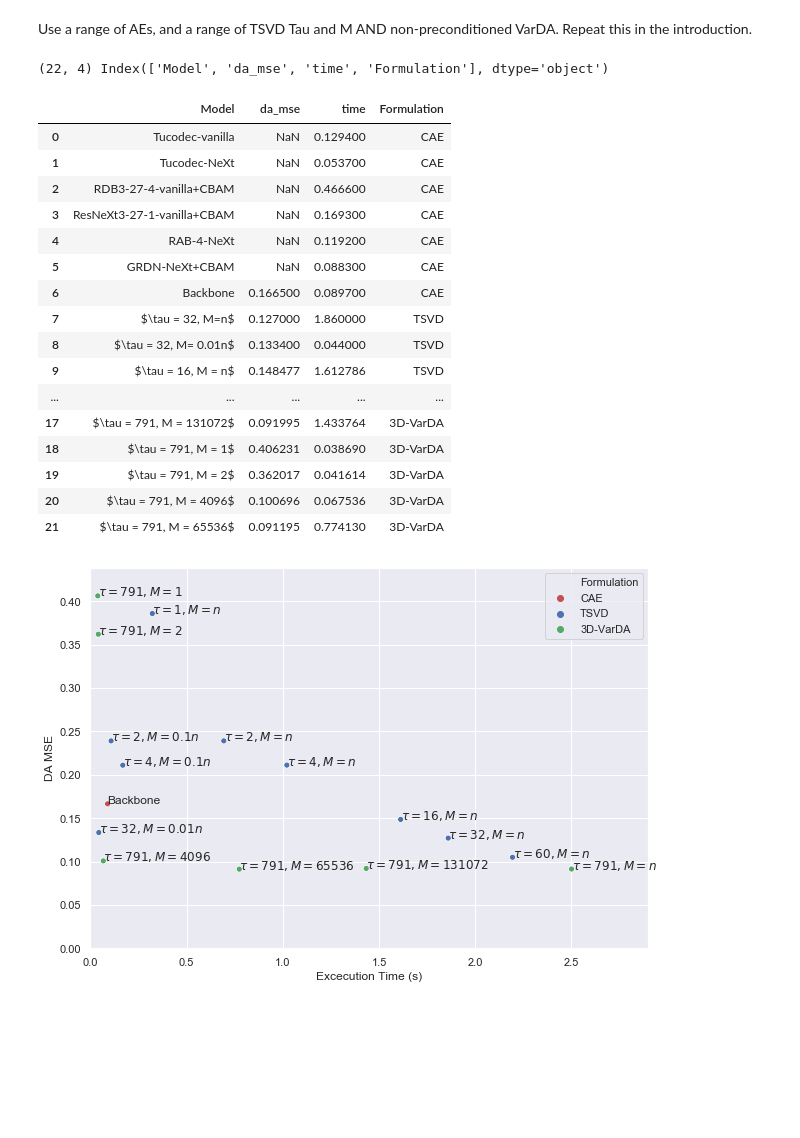
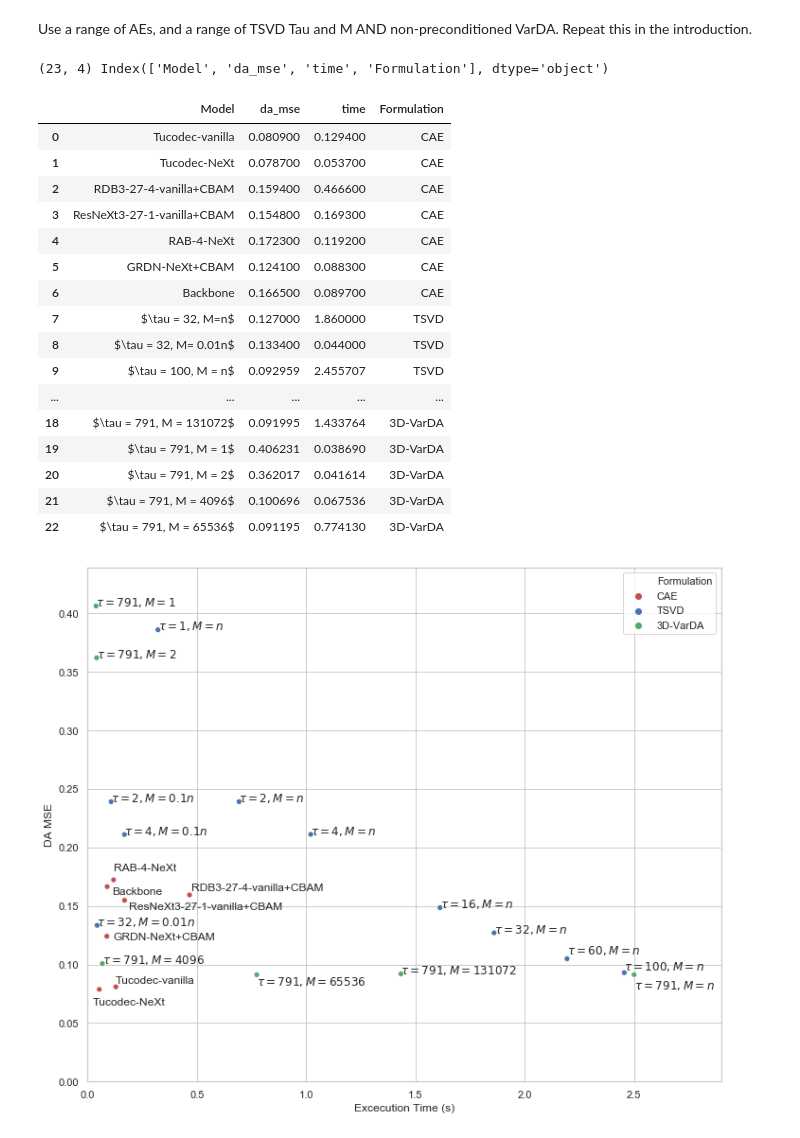
Before and after one commit to julianmack/Data_Assimilation, a Jupyter notebook: report/generate_figures/time_perf_tradeoff.ipynb, the cells around one changed output. Cells and saved outputs as stored; diff of their text form; code cells hidden in the pictures; blank space fills up the shorter version.

Commit message:
Updated report figures to use white background

```diff
--- a/report/generate_figures/time_perf_tradeoff.ipynb
+++ b/report/generate_figures/time_perf_tradeoff.ipynb
@@ -16,6 +16,7 @@ import pipeline
 import seaborn as sns
 sns.set()
 from matplotlib.ticker import ScalarFormatter
+sns.set_style("whitegrid")
 
 #sns.set_palette("Dark2")
 # %%
@@ -96,7 +97,7 @@ modesdf = modesdf[~modesdf.nobs.isin(drop_nobs)]
 
 modesdf = modesdf[(modesdf.nobs == 247520) | (~modesdf.modes.isin(drop_modes2))]
 modesdf = modesdf[(modesdf.nobs != 247520) | (~modesdf.modes.isin([32]))]
-modesdf = modesdf[(modesdf.nobs != 24750) | (~modesdf.modes.isin([1, 32]))]
+modesdf = modesdf[(modesdf.nobs != 24750) | (~modesdf.modes.isin([1]))]
 modesdf = modesdf[(modesdf.nobs == 2475) | (~modesdf.modes.isin([8, 6,]))]
 modesdf = modesdf[(modesdf.modes == 791) | (~modesdf.nobs.isin(drop_nobs2))]
 modesdf = modesdf[(modesdf.modes != 791) | (~modesdf.nobs.isin([8, 32, 256, 1024, 2475, 24750]))]
@@ -123,24 +124,24 @@ df = pd.concat([df, modesdf], axis=0, join="inner", ignore_index=True)
 print(df.shape, df.columns)
 df
 # %% [output]
-(22, 4) Index(['Model', 'da_mse', 'time', 'Formulation'], dtype='object')
+(23, 4) Index(['Model', 'da_mse', 'time', 'Formulation'], dtype='object')
 |  | Model | da_mse | time | Formulation |
-| 0 | Tucodec-vanilla | NaN | 0.129400 | CAE |
-| 1 | Tucodec-NeXt | NaN | 0.053700 | CAE |
-| 2 | RDB3-27-4-vanilla+CBAM | NaN | 0.466600 | CAE |
-| 3 | ResNeXt3-27-1-vanilla+CBAM | NaN | 0.169300 | CAE |
-| 4 | RAB-4-NeXt | NaN | 0.119200 | CAE |
-| 5 | GRDN-NeXt+CBAM | NaN | 0.088300 | CAE |
+| 0 | Tucodec-vanilla | 0.080900 | 0.129400 | CAE |
+| 1 | Tucodec-NeXt | 0.078700 | 0.053700 | CAE |
+| 2 | RDB3-27-4-vanilla+CBAM | 0.159400 | 0.466600 | CAE |
+| 3 | ResNeXt3-27-1-vanilla+CBAM | 0.154800 | 0.169300 | CAE |
+| 4 | RAB-4-NeXt | 0.172300 | 0.119200 | CAE |
+| 5 | GRDN-NeXt+CBAM | 0.124100 | 0.088300 | CAE |
 | 6 | Backbone | 0.166500 | 0.089700 | CAE |
 | 7 | $\tau = 32, M=n$ | 0.127000 | 1.860000 | TSVD |
 | 8 | $\tau = 32, M= 0.01n$ | 0.133400 | 0.044000 | TSVD |
-| 9 | $\tau = 16, M = n$ | 0.148477 | 1.612786 | TSVD |
+| 9 | $\tau = 100, M = n$ | 0.092959 | 2.455707 | TSVD |
 | ... | ... | ... | ... | ... |
-| 17 | $\tau = 791, M = 131072$ | 0.091995 | 1.433764 | 3D-VarDA |
-| 18 | $\tau = 791, M = 1$ | 0.406231 | 0.038690 | 3D-VarDA |
-| 19 | $\tau = 791, M = 2$ | 0.362017 | 0.041614 | 3D-VarDA |
-| 20 | $\tau = 791, M = 4096$ | 0.100696 | 0.067536 | 3D-VarDA |
-| 21 | $\tau = 791, M = 65536$ | 0.091195 | 0.774130 | 3D-VarDA |
+| 18 | $\tau = 791, M = 131072$ | 0.091995 | 1.433764 | 3D-VarDA |
+| 19 | $\tau = 791, M = 1$ | 0.406231 | 0.038690 | 3D-VarDA |
+| 20 | $\tau = 791, M = 2$ | 0.362017 | 0.041614 | 3D-VarDA |
+| 21 | $\tau = 791, M = 4096$ | 0.100696 | 0.067536 | 3D-VarDA |
+| 22 | $\tau = 791, M = 65536$ | 0.091195 | 0.774130 | 3D-VarDA |
 # %%
 ax = sns.scatterplot(x="time", y="da_mse",
              hue="Formulation", #style="Subset",
@@ -151,35 +152,58 @@ y = df["da_mse"].copy().astype(float)
 text = df["Model"]
 ax.set_xlabel("Excecution Time (s)")
 ax.set_ylabel("DA MSE")
 xmin, xmax = 0.0, 2.9
 ymin, ymax = 0, None
 ax.set_xlim(xmin, xmax)
 ax.set_ylim(ymin, ymax)
 for i in range(len(df)):
     tex = r"{}".format(text[i])
     if "GPU" in tex:
         y[i] += 0.003
     if tex == "Tucodec-vanilla":
-        y[i] -= 0.006
-
-
+        y[i] += 0.003
+    if tex == "Tucodec-NeXt":
+        y[i] -= 0.013
+        x[i] -= 0.03
+    if "GRDN" in tex:
+        y[i] -= 0.003
+        x[i] += 0.03
+    if "RAB" in tex:
+        y[i] += 0.008
+    if "791, M = n" in tex:
+        y[i] -= 0.012
+    if "791, M = 655" in tex:
+        y[i] -= 0.009
+    if "100, M = n" in tex:
+        y[i] += 0.002
+    if "60, M = n" in tex:
+        y[i] += 0.004
+    if "ResNeXt" in tex:
+        y[i] -= 0.008
+        x[i] += 0.020
+    if "RDB3" in tex:
+        y[i] += 0.004
+        x[i] += 0.010
+    if "Backbone" in tex:
+        y[i] -= 0.007
+        x[i] += 0.020
     if xmin is not None:
         if x[i] < xmin:
             continue
     if ymin is not None:
         if y[i] < ymin:
             continue
     if xmax is not None:
         if x[i] > xmax:
             continue
     if ymax is not None:
         if y[i] > ymax:
             continue
 
 
     ax.annotate(tex, (x[i], y[i]), fontsize=12)
 fig = ax.get_figure()
-fig.set_size_inches(10, 7)
+fig.set_size_inches(12, 10)
 fig.savefig(out_fp)
 # %% [output]
-[figure, old version]
+[figure, new version]
```
Also changed, not shown: 18 other files.
